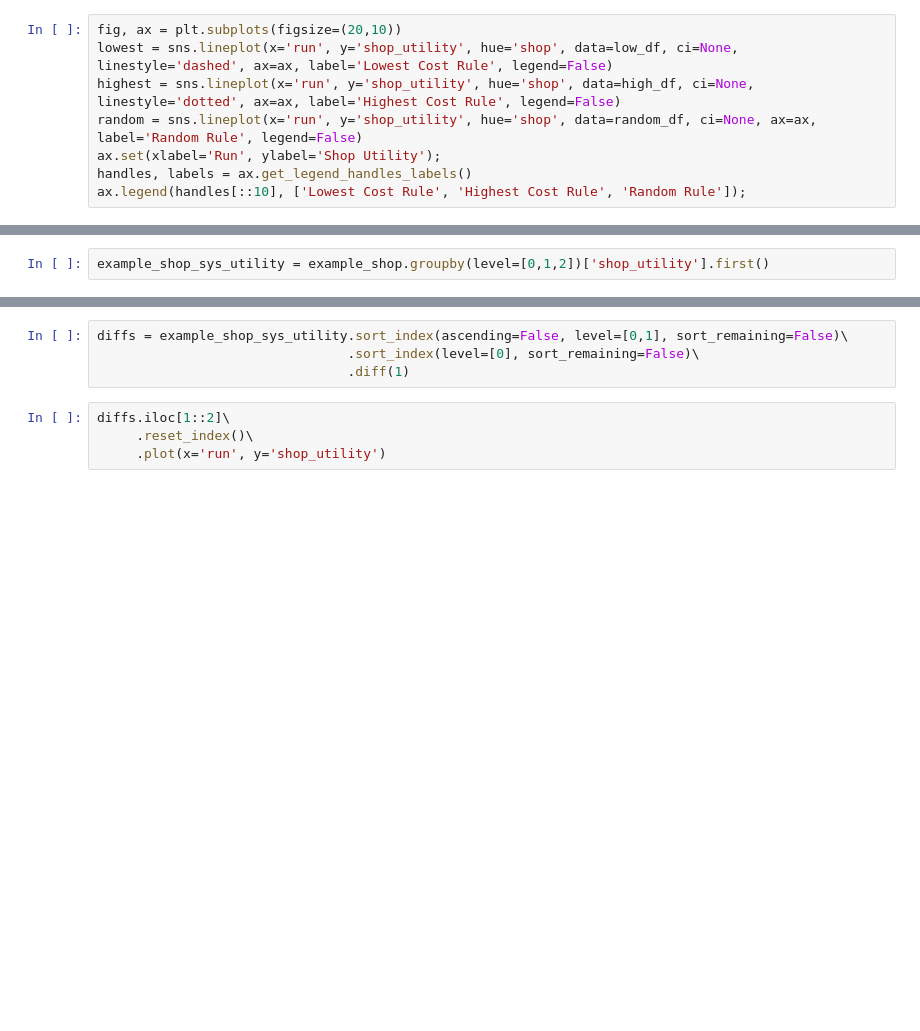
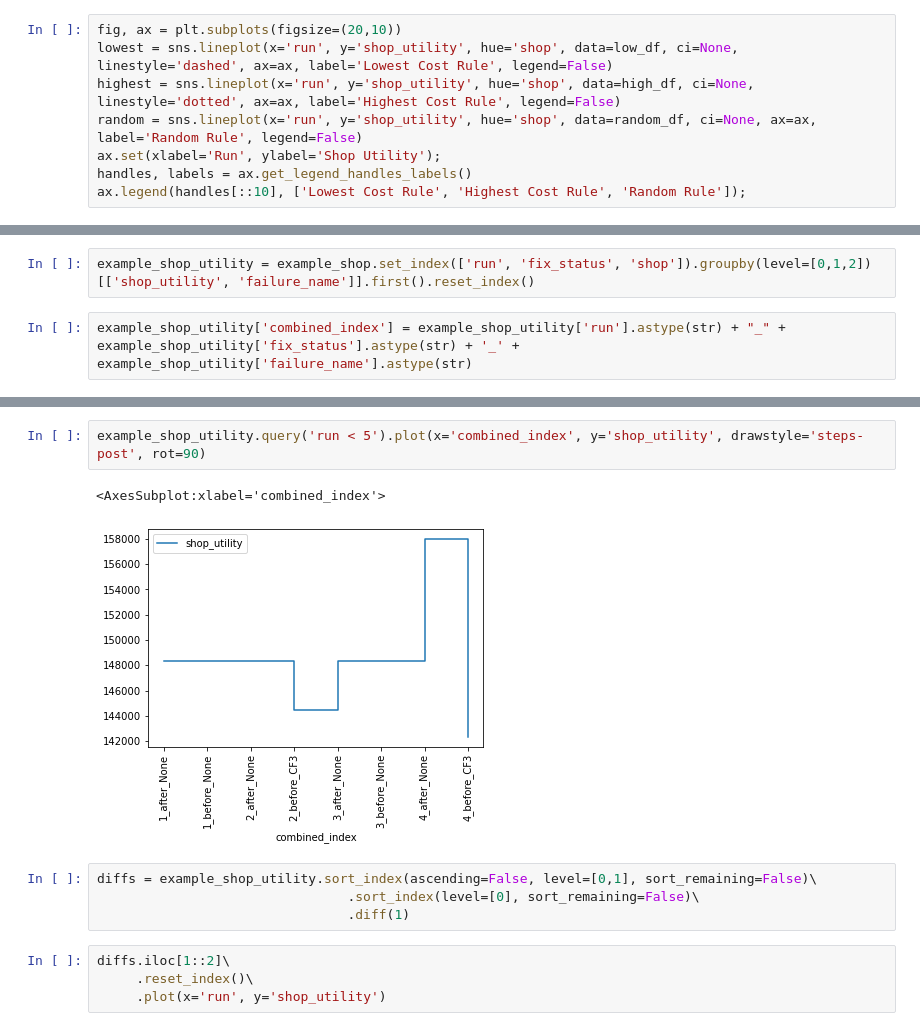
Before and after one commit to Phimanu/MachineLearningControl, a Jupyter notebook: mrubis_controller/utility_plots.ipynb, the cells around one changed output, grey strips where cells are left out. Saved outputs shown, nothing was run; the diff lists cells and outputs as text; blank space fills up the shorter version.

```diff
--- a/mrubis_controller/utility_plots.ipynb
+++ b/mrubis_controller/utility_plots.ipynb
@@ -32,2 +53,4 @@ example_shop = low_df.loc[low_df['shop'] == 'mRUBiS #1'].set_index(['run', 'fix_
 # %%
-example_shop_sys_utility = example_shop.groupby(level=[0,1,2])['shop_utility'].first()
+example_shop_utility = example_shop.set_index(['run', 'fix_status', 'shop']).groupby(level=[0,1,2])[['shop_utility', 'failure_name']].first().reset_index()
+# %%
+example_shop_utility['combined_index'] = example_shop_utility['run'].astype(str) + "_" + example_shop_utility['fix_status'].astype(str) + '_' + example_shop_utility['failure_name'].astype(str)
@@ -34,5 +73,10 @@ example_shop_sys_utility = example_shop.groupby(level=[0,1,2])['shop_utility'].f
+# %%
+example_shop_utility.query('run < 5').plot(x='combined_index', y='shop_utility', drawstyle='steps-post', rot=90)
+# %% [output]
+<AxesSubplot:xlabel='combined_index'>
+[figure, added]
 # %%
-diffs = example_shop_sys_utility.sort_index(ascending=False, level=[0,1], sort_remaining=False)\
+diffs = example_shop_utility.sort_index(ascending=False, level=[0,1], sort_remaining=False)\
                                 .sort_index(level=[0], sort_remaining=False)\
                                 .diff(1)
 # %%
```
Also changed, not shown: parts of 8 cells of this notebook.
